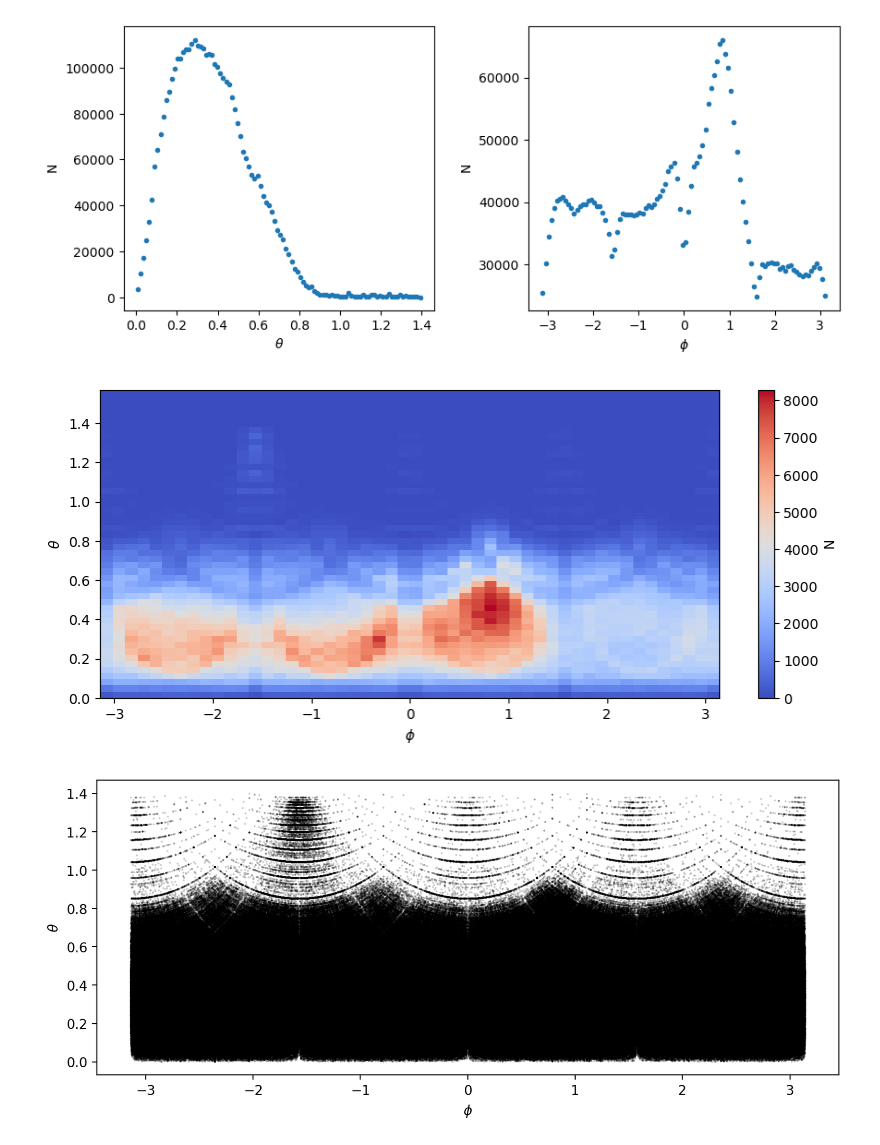
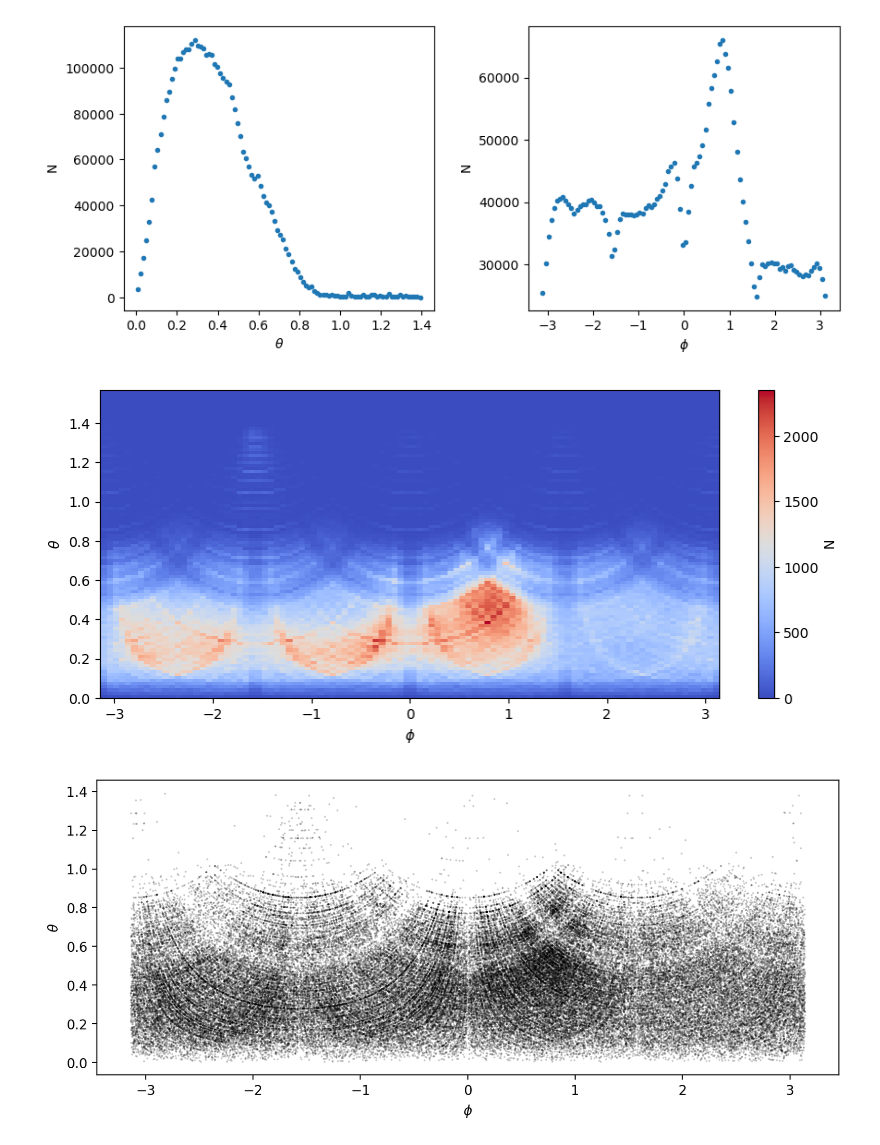
Before and after one commit to vittoriomadonna/muografia, a Jupyter notebook: project.ipynb, the cells around one changed output. Drawn from its saved outputs; the diff is of its cells as text; code cells hidden in the pictures.

```diff
--- a/project.ipynb
+++ b/project.ipynb
@@ -25,0 +30,4 @@ df.to_csv('data')
+# %%
+import pandas as pd
+import numpy as np
+df = pd.read_csv('data')
@@ -26,3 +50,4 @@ df.to_csv('data')
 # %%
-theta_x = df.theta_x
-theta_y = df.theta_y
+theta_x = df.theta_x[np.isfinite(df.theta_y)][np.isfinite(df.theta_x)]
+theta_y = df.theta_y[np.isfinite(df.theta_x)][np.isfinite(df.theta_y)]
+theta_x.size, theta_y.size
@@ -109,7 +136,7 @@ plt.show()
 # %%
 from matplotlib import cm
 fig, ax = plt.subplots(figsize = (10, 4))
-nbins = 50
+nbins = 100
 phi_range = (-np.pi, np.pi)
 theta_range = (0, np.pi/2)
 h, phi_edges, theta_edges, im = ax.hist2d(phi, theta, nbins,
@@ -118,12 +145,13 @@ fig.colorbar(im, ax = ax, label = r'$\mathrm{N}$')
 ax.set(xlabel = r'$\phi$', ylabel = r'$\theta$')
 plt.show()
 # %% [output]
-[figure, old version]
+[figure, new version]
 # %%
 plt.figure(figsize = (10, 4), dpi = 200)
-plt.scatter(phi, theta, marker='.', s=1, color='k', alpha=0.2)
+nmax = 100000
+plt.scatter(phi[:nmax], theta[:nmax], marker='.', s=1, color='k', alpha=0.2)
 plt.xlabel(r'$\phi$')
 plt.ylabel(r'$\theta$')
 plt.show()
 # %% [output]
-[figure, old version]
+[figure, new version]
```
Also changed, not shown: parts of 5 cells of this notebook, 8 other files.
